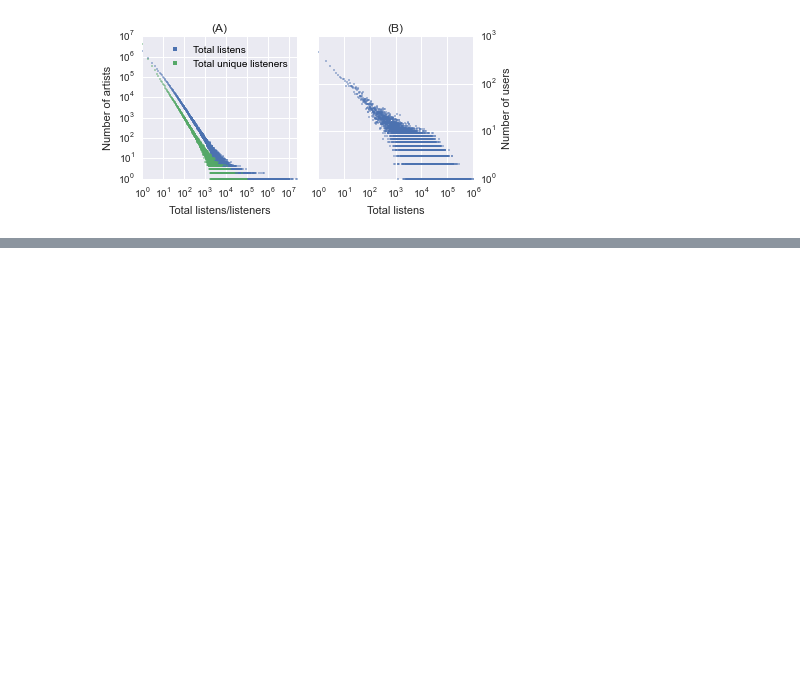
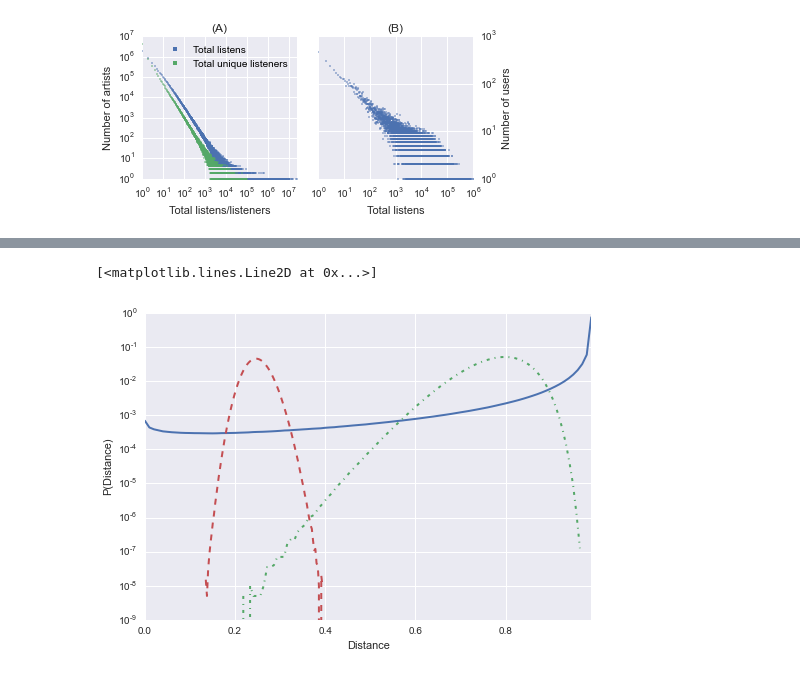
Before and after one commit to jlorince/MusicForaging, a Jupyter notebook: notebooks/CIKM.ipynb, the cells around one changed output, grey strips where cells are left out. Saved outputs shown, nothing was run; the diff lists cells and outputs as text; code cells hidden in the pictures; blank space fills up the shorter version.

```diff
--- a/notebooks/CIKM.ipynb
+++ b/notebooks/CIKM.ipynb
@@ -615,0 +496,76 @@ Generalized Linear Model Regression Results
+# %%
+vals = np.array([   4342753,    2758452,    2434665,    2270920,    2119709,
+           2053162,    1994882,    1959337,    1922705,    1902288,
+           1892866,    1877421,    1874083,    1863723,    1855462,
+           1848945,    1858331,    1880124,    1885812,    1897222,
+           1909679,    1934086,    1953834,    1976167,    2017680,
+           2040936,    2055491,    2083537,    2114419,    2150655,
+           2194120,    2249111,    2272493,    2325087,    2367554,
+           2416725,    2462583,    2521404,    2563512,    2604851,
+           2695256,    2756445,    2803826,    2894250,    2966537,
+           3045467,    3137236,    3217953,    3304613,    3385283,
+           3506152,    3615489,    3728879,    3852848,    3975249,
+           4116942,    4259982,    4393669,    4565893,    4735051,
+           4915565,    5110184,    5321361,    5547708,    5769763,
+           6032755,    6311907,    6592631,    6909088,    7272294,
+           7651405,    8037407,    8455851,    8947049,    9463686,
+          10038235,   10639318,   11368439,   12177132,   13061843,
+          13993426,   15108871,   16321123,   17704801,   19340160,
+          21231759,   23451017,   26002047,   29150575,   33027722,
+          37754887,   43726235,   51365334,   61695357,   76175502,
+          97892818,  133218950,  199894983,  374721579, 4697871943])
+bins = np.array([  2.04281037e-14,   9.99999419e-03,   1.99999884e-02,
+          2.99999826e-02,   3.99999768e-02,   4.99999709e-02,
+          5.99999651e-02,   6.99999593e-02,   7.99999535e-02,
+          8.99999477e-02,   9.99999419e-02,   1.09999936e-01,
+          1.19999930e-01,   1.29999924e-01,   1.39999919e-01,
+          1.49999913e-01,   1.59999907e-01,   1.69999901e-01,
+          1.79999895e-01,   1.89999890e-01,   1.99999884e-01,
+          2.09999878e-01,   2.19999872e-01,   2.29999866e-01,
+          2.39999861e-01,   2.49999855e-01,   2.59999849e-01,
+          2.69999843e-01,   2.79999837e-01,   2.89999831e-01,
+          2.99999826e-01,   3.09999820e-01,   3.19999814e-01,
+          3.29999808e-01,   3.39999802e-01,   3.49999797e-01,
+          3.59999791e-01,   3.69999785e-01,   3.79999779e-01,
+          3.89999773e-01,   3.99999768e-01,   4.09999762e-01,
+          4.19999756e-01,   4.29999750e-01,   4.39999744e-01,
+          4.49999738e-01,   4.59999733e-01,   4.69999727e-01,
+          4.79999721e-01,   4.89999715e-01,   4.99999709e-01,
+          5.09999704e-01,   5.19999698e-01,   5.29999692e-01,
+          5.39999686e-01,   5.49999680e-01,   5.59999675e-01,
+          5.69999669e-01,   5.79999663e-01,   5.89999657e-01,
+          5.99999651e-01,   6.09999646e-01,   6.19999640e-01,
+          6.29999634e-01,   6.39999628e-01,   6.49999622e-01,
+          6.59999616e-01,   6.69999611e-01,   6.79999605e-01,
+          6.89999599e-01,   6.99999593e-01,   7.09999587e-01,
+          7.19999582e-01,   7.29999576e-01,   7.39999570e-01,
+          7.49999564e-01,   7.59999558e-01,   7.69999553e-01,
+          7.79999547e-01,   7.89999541e-01,   7.99999535e-01,
+          8.09999529e-01,   8.19999523e-01,   8.29999518e-01,
+          8.39999512e-01,   8.49999506e-01,   8.59999500e-01,
+          8.69999494e-01,   8.79999489e-01,   8.89999483e-01,
+          8.99999477e-01,   9.09999471e-01,   9.19999465e-01,
+          9.29999460e-01,   9.39999454e-01,   9.49999448e-01,
+          9.59999442e-01,   9.69999436e-01,   9.79999431e-01,
+          9.89999425e-01,   9.99999419e-01])
+fig,ax = plt.subplots(1,1)
+
+vals =  vals / float(vals.sum())
+
+ax.plot(bins[:-1],vals,lw=2)
+ax.set_yscale('log')
+ax.set_xlim(0,bins[-2])
+ax.set_xlabel('Distance')
+ax.set_ylabel('P(Distance)')
+#ax.set_ylim(10e-5,1.)
+
+vals,bins = np.histogram(dists_rand_dir,bins=100)
+vals = vals / float(vals.sum())
+ax.plot(bins[:-1],vals,ls='-.',lw=2)
+
+vals,bins = np.histogram(dists_rand,bins=100)
+vals = vals / float(vals.sum())
+ax.plot(bins[:-1],vals,ls='--',lw=2)
+# %% [output]
+[<matplotlib.lines.Line2D at 0x...>]
+[figure, added]
```
Also changed, not shown: parts of 61 cells of this notebook, 8 other files.
